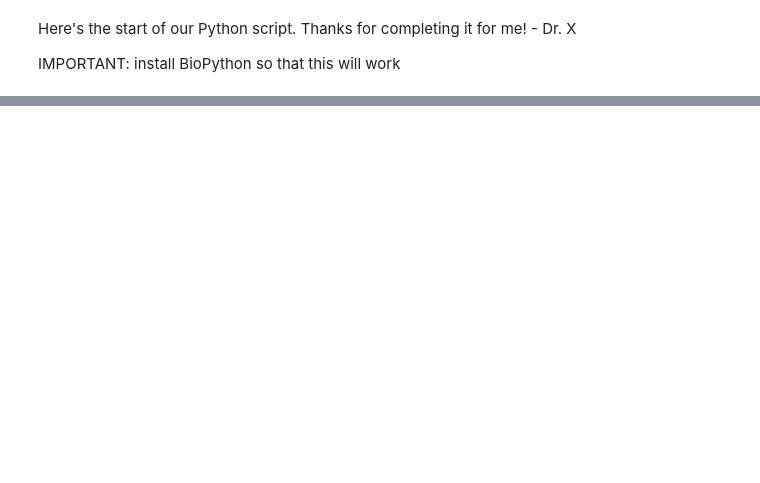
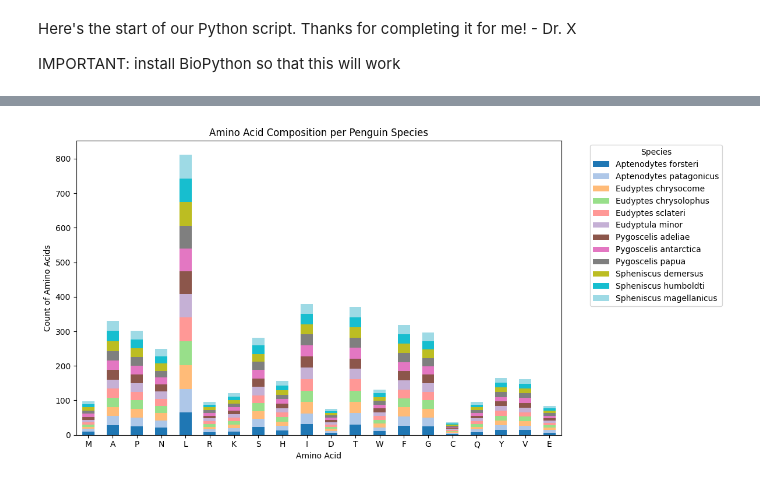
Before and after one commit to lillgc/BCB546-PythonHW_Spring2025, a Jupyter notebook: EEOB_python_assignment.ipynb, the cells around one changed output, grey strips where cells are left out. Cells and saved outputs as stored; diff of their text form; code cells hidden in the pictures; blank space fills up the shorter version.

```diff
--- a/EEOB_python_assignment.ipynb
+++ b/EEOB_python_assignment.ipynb
@@ -143,0 +342,40 @@ species_list = list(penguins_df.species)
+# %%
+aa_counts_list = []
+
+for i in range(len(penguins_df)):
+    species = penguins_df.loc[i, "species"]
+    aa_seq = penguins_df.loc[i, "aa_sequence"]
+
+    if pd.notna(aa_seq):
+        counts = Counter(aa_seq)         # count amino acids
+        counts["species"] = species      # add species name
+        aa_counts_list.append(counts)    # add to list
+
+# create a new DataFrame from the list of counts
+aa_counts_df = pd.DataFrame(aa_counts_list)
+
+# group by species and sum across rows
+aa_counts_df = aa_counts_df.groupby("species").sum()
+# %%
+fig, ax = plt.subplots(figsize=(12, 6))
+
+aa_counts_df.T.plot(
+    kind = "bar",
+    stacked = True,
+    ax = ax,
+    colormap = "tab20"
+)
+
+ax.set_title("Amino Acid Composition per Penguin Species")
+ax.set_ylabel("Count of Amino Acids")
+ax.set_xlabel("Amino Acid")
+ax.set_xticks(range(len(aa_counts_df.T.index)))
+ax.set_xticklabels(aa_counts_df.T.index, rotation = 0)
+ax.legend(title = "Species", bbox_to_anchor = (1.05, 1), loc = "upper left")
+
+plt.tight_layout()
+plt.show()
+
+fig.savefig("generated_figs_files/aa_per_pengs.png")
+# %% [output]
+[figure, added]
```
Also changed, not shown: parts of 34 cells of this notebook.
